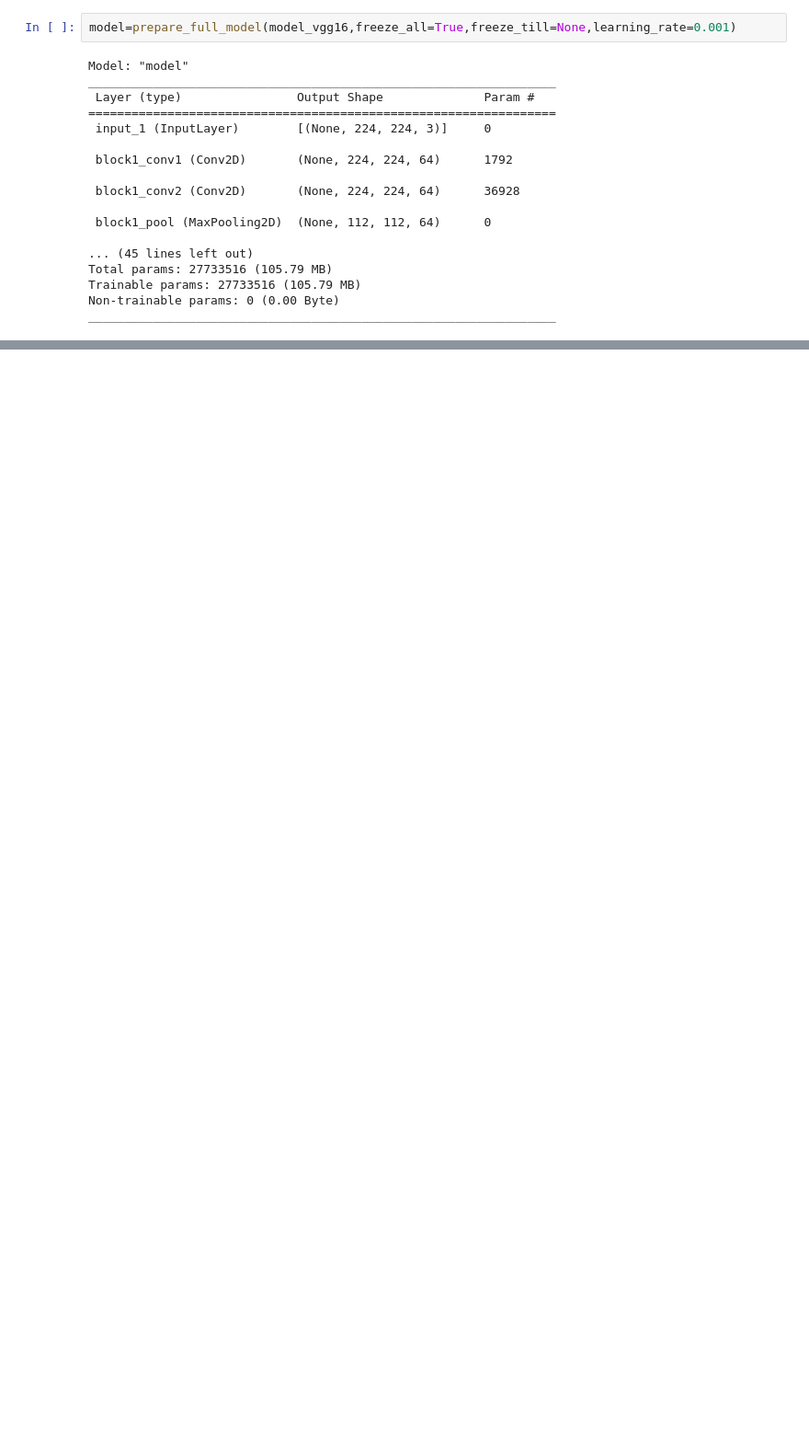
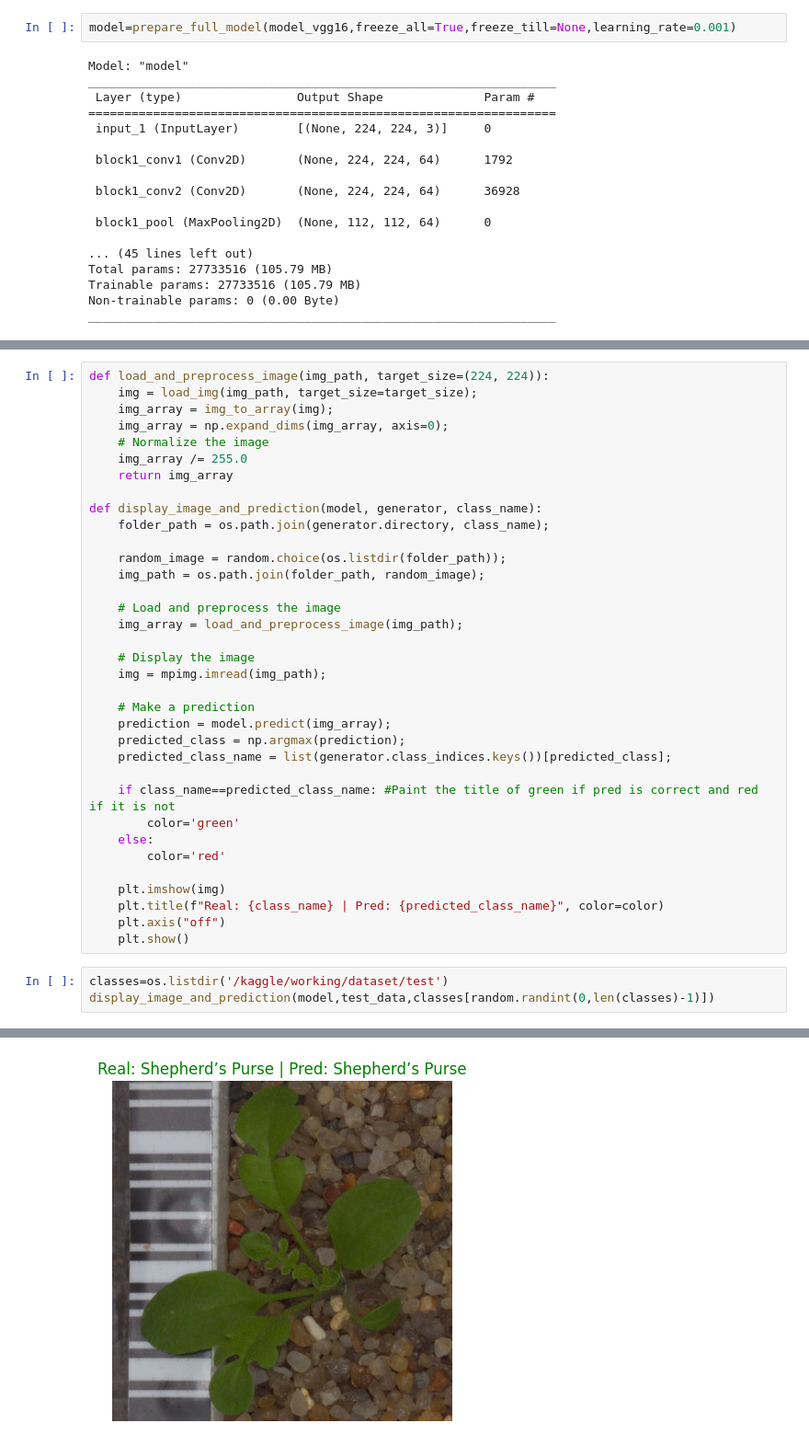
Before and after one commit to Kamalesh1512/Image_classification, a Jupyter notebook: Notebook/plant-seedling-classification-image-classification.ipynb, the cells around one changed output, grey strips where cells are left out. Shown at 92% size. Saved outputs shown, nothing was run; the diff lists cells and outputs as text; blank space fills up the shorter version.

Commit message:
Kaggle Notebook | Plant Seedling Classification-Image Classification | Version 3

```diff
--- a/Notebook/plant-seedling-classification-image-classification.ipynb
+++ b/Notebook/plant-seedling-classification-image-classification.ipynb
@@ -250,0 +251,39 @@ array([[2.9261652e-01, 5.9232661e-06, 8.3472725e-04, ..., 7.0891445e-05,
+# %%
+def load_and_preprocess_image(img_path, target_size=(224, 224)):
+    img = load_img(img_path, target_size=target_size);
+    img_array = img_to_array(img);
+    img_array = np.expand_dims(img_array, axis=0);
+    # Normalize the image
+    img_array /= 255.0
+    return img_array
+
+def display_image_and_prediction(model, generator, class_name):
+    folder_path = os.path.join(generator.directory, class_name);
+
+    random_image = random.choice(os.listdir(folder_path));
+    img_path = os.path.join(folder_path, random_image);
+
+    # Load and preprocess the image
+    img_array = load_and_preprocess_image(img_path);
+
+    # Display the image
+    img = mpimg.imread(img_path);
+
+    # Make a prediction
+    prediction = model.predict(img_array);
+    predicted_class = np.argmax(prediction);
+    predicted_class_name = list(generator.class_indices.keys())[predicted_class];
+
+    if class_name==predicted_class_name: #Paint the title of green if pred is correct and red if it is not
+        color='green'
+    else:
+        color='red'
+
+    plt.imshow(img)
+    plt.title(f"Real: {class_name} | Pred: {predicted_class_name}", color=color)
+    plt.axis("off")
+    plt.show()
+# %%
+classes=os.listdir('/kaggle/working/dataset/test')
+display_image_and_prediction(model,test_data,classes[random.randint(0,len(classes)-1)])
+# %% [output]
@@ -250,0 +291 @@ array([[2.9261652e-01, 5.9232661e-06, 8.3472725e-04, ..., 7.0891445e-05,
+[figure, added]
```
Also changed, not shown: parts of 14 cells of this notebook.
